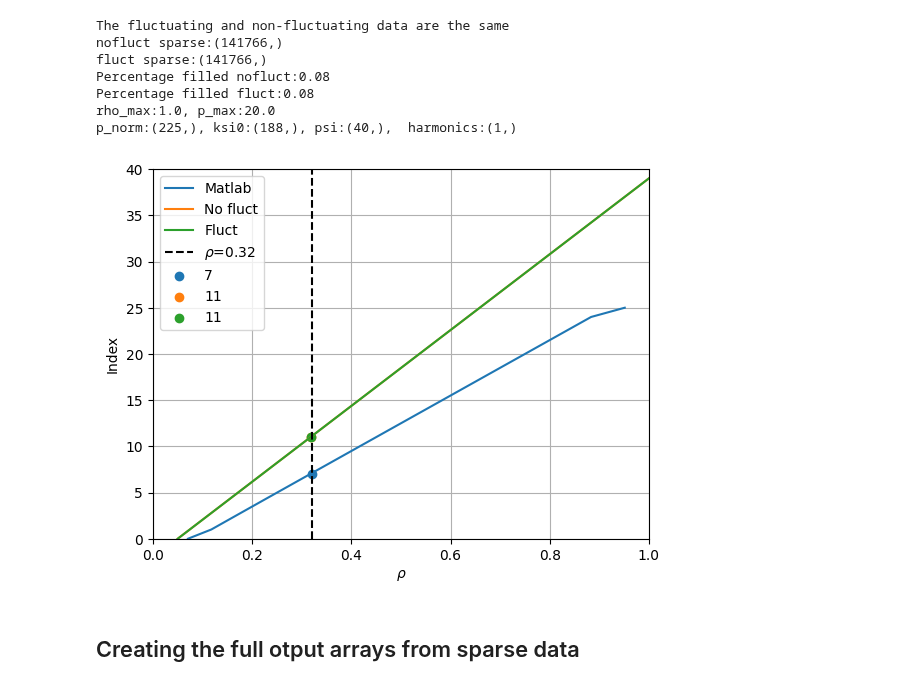
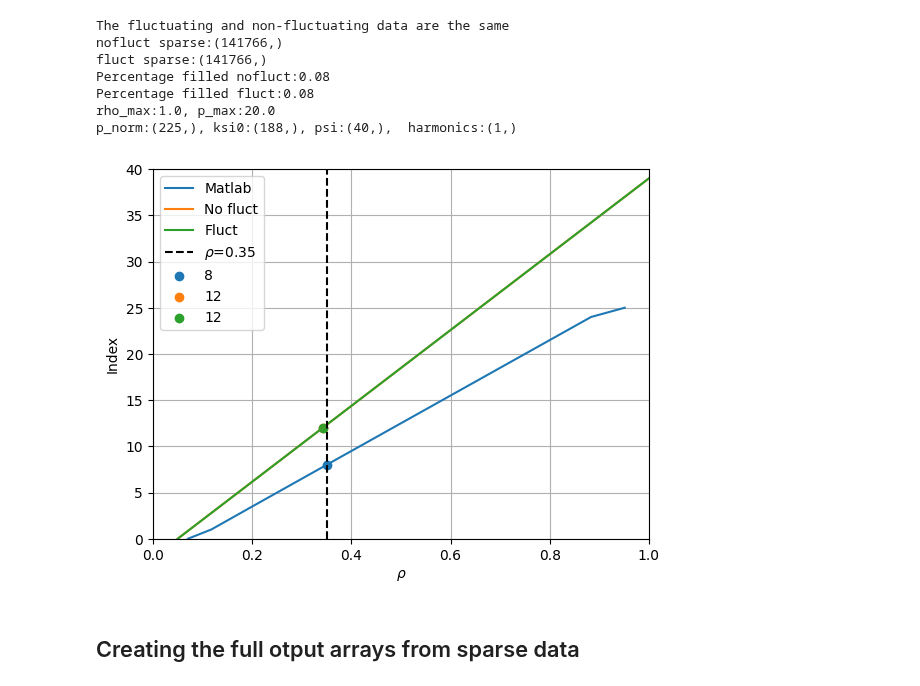
Before and after one commit to EwoutDevlaminck/WKBacca_QL, a Jupyter notebook: Analysis_sparse.ipynb, the cells around one changed output. Drawn from its saved outputs; the diff is of its cells as text; code cells hidden in the pictures.

```diff
--- a/Analysis_sparse.ipynb
+++ b/Analysis_sparse.ipynb
@@ -196,34 +210,34 @@ p_norm:(225,), ksi0:(188,), psi:(40,),  harmonics:(1,)
 # %%
 def closest_index(val):
     return np.argmin(np.abs(rho_mat- val)), np.argmin(np.abs(np.sqrt(psi)- val)), np.argmin(np.abs(np.sqrt(psi_fluct)- val))
 
 # rho_goal is the rho value around which we want to compare the data for most plots.
-rho_goal = 0.32
+rho_goal = 0.35
 
 plt.figure()
 len_mat = rho_mat.shape[0]
 len_no_fluct = len(psi)
 len_fluct = len(psi_fluct)
 
 plt.plot(rho_mat, np.arange(len_mat), label='Matlab')
 plt.plot(np.sqrt(psi), np.arange(len_no_fluct), label='No fluct')
 plt.plot(np.sqrt(psi_fluct), np.arange(len_fluct), label='Fluct')
 plt.axvline([rho_goal], color='k', linestyle='--', label=rf'$\rho$={rho_goal}')
 
 i_mat, i_no_fluct, i_fluct = closest_index(rho_goal)
 
 plt.scatter([rho_goal], [i_mat], label=f'{i_mat}')
 plt.scatter([np.sqrt(psi[i_no_fluct])], [i_no_fluct], label=f'{i_no_fluct}')
 plt.scatter([np.sqrt(psi_fluct[i_fluct])], [i_fluct], label=f'{i_fluct}')
 plt.grid()
 plt.xlabel(r'$\rho$')
 plt.ylabel('Index')
 plt.xlim(0, 1)
 plt.ylim(0, 40)
 plt.legend()
 plt.show()
 # %% [output]
-[figure, old version]
+[figure, new version]
 # %% [markdown]
 ## Creating the full otput arrays from sparse data
 # %%
```
Also changed, not shown: parts of 6 cells of this notebook, 3 other files.
